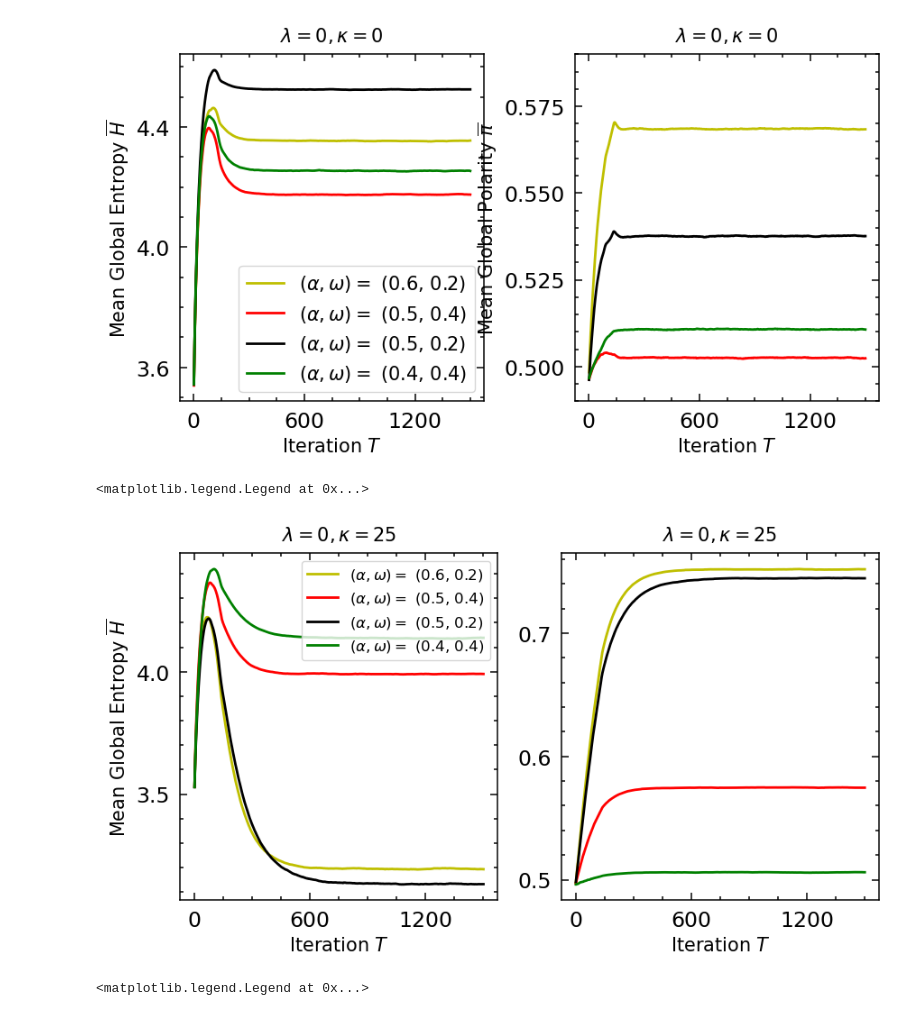
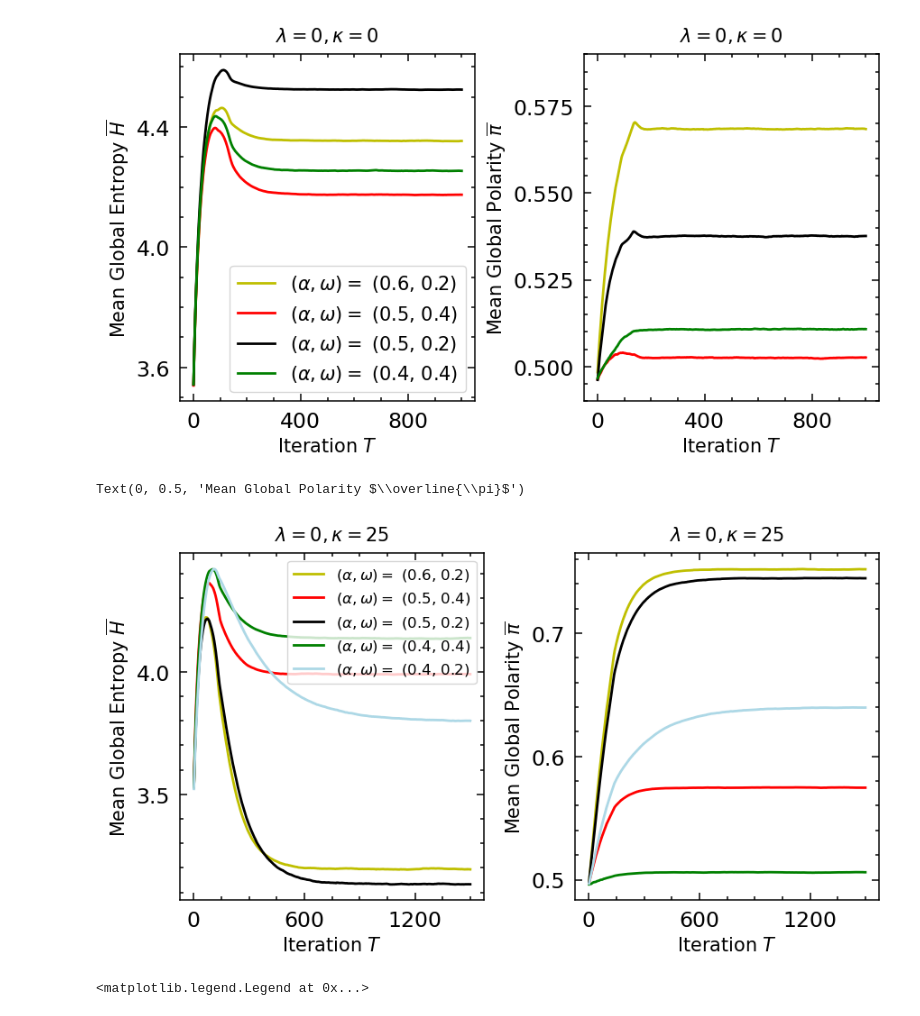
Before and after one commit to patrick-oliveira/EntropiaGrafos, a Jupyter notebook: notebooks/two_polarized_group_plus_neutral.ipynb, the cells around one changed output. Saved outputs shown, nothing was run; the diff lists cells and outputs as text; code cells hidden in the pictures.

```diff
--- a/notebooks/two_polarized_group_plus_neutral.ipynb
+++ b/notebooks/two_polarized_group_plus_neutral.ipynb
@@ -90,7 +93,7 @@ alpha_omega_color =  {
 
 valid_combinations = {(0.5, 0.2), (0.6, 0.2), (0.4, 0.4), (0.5, 0.4)}
 
-X = np.arange(1, 1500 + 1)
+X = np.arange(1, 1000 + 1)
 
 selected_params = [x for x in params if \
     x['kappa'] == 0 \
@@ -101,7 +104,7 @@ selected_params = [x for x in params if \
 for p in selected_params:
     axs[0].plot(
         X,
-        results[make_tuple(p)]['entropy'],
+        results[make_tuple(p)]['entropy'][:1000],
         c = alpha_omega_color[(p['alpha'], p['omega'])],
         linewidth = line_width,
         label = rf'$(\alpha, \omega) = $ ({p["alpha"]}, {p["omega"]})'
@@ -116,7 +119,7 @@ selected_params = [x for x in params if \
 for p in selected_params:
     axs[1].plot(
         X,
-        results[make_tuple(p)]['polarity'],
+        results[make_tuple(p)]['polarity'][:1000],
         c = alpha_omega_color[(p['alpha'], p['omega'])],
         linewidth = line_width,
         label = rf'$(\alpha, \omega) = $ ({p["alpha"]}, {p["omega"]})'
@@ -124,7 +127,7 @@ for p in selected_params:
 
 axs[0].legend(loc = 'lower right', fontsize = 15)
 
-fig.subplots_adjust(wspace = 0.3)
+fig.subplots_adjust(wspace = 0.37)
 axs[1].set_ylabel(r"Mean Global Polarity $\overline{\pi}$")
 
 axs[1].set_ylim([0.49, 0.59])
@@ -132,7 +135,7 @@ axs[1].set_ylim([0.49, 0.59])
 from matplotlib.ticker import MaxNLocator
 axs[1].yaxis.set_major_locator(MaxNLocator(4))
 # %% [output]
-[figure, old version]
+[figure, new version]
 # %%
 # parameters
 
@@ -191,14 +194,14 @@ line_width = 2
 alpha_omega_color =  {
     (0.8, 0.2): "purple",
     (0.6, 0.4): "darkgreen",
-    (0.5, 0.5): "lightblue",
+    (0.4, 0.2): "lightblue",
     (0.6, 0.2): "y",
     (0.4, 0.4): "g",
     (0.5, 0.2): "k",
     (0.5, 0.4): "r"
 }
 
-valid_combinations = {(0.5, 0.2), (0.6, 0.2), (0.4, 0.4), (0.5, 0.4)}
+valid_combinations = {(0.5, 0.2), (0.4, 0.2), (0.6, 0.2), (0.4, 0.4), (0.5, 0.4)}
 
 X = np.arange(1, 1500 + 1)
 
@@ -207,35 +210,38 @@ selected_params = [x for x in params if \
         and x['lambd'] == 0 \
         and x['gamma'] == 0 \
         and (x['alpha'], x['omega']) in valid_combinations
 ]
 for p in selected_params:
     axs[0].plot(
         X,
         results[make_tuple(p)]['entropy'],
         c = alpha_omega_color[(p['alpha'], p['omega'])],
         linewidth = line_width,
         label = rf'$(\alpha, \omega) = $ ({p["alpha"]}, {p["omega"]})'
     )
 
 selected_params = [x for x in params if \
     x['kappa'] == 25 \
         and x['lambd'] == 0 \
         and x['gamma'] == 0 \
         and (x['alpha'], x['omega']) in valid_combinations
 ]
 for p in selected_params:
     axs[1].plot(
         X,
         results[make_tuple(p)]['polarity'],
         c = alpha_omega_color[(p['alpha'], p['omega'])],
         linewidth = line_width,
         label = rf'$(\alpha, \omega) = $ ({p["alpha"]}, {p["omega"]})'
     )
 
 axs[0].legend(loc = 'upper right', fontsize = 12)
+
+fig.subplots_adjust(wspace = 0.3)
+axs[1].set_ylabel(r"Mean Global Polarity $\overline{\pi}$")
 # %% [output]
-<matplotlib.legend.Legend at 0x...>
+Text(0, 0.5, 'Mean Global Polarity $\\overline{\\pi}$')
-[figure, old version]
+[figure, new version]
 # %%
 # parameters
 
```
Also changed, not shown: parts of 1 cell of this notebook, 1 other file.
